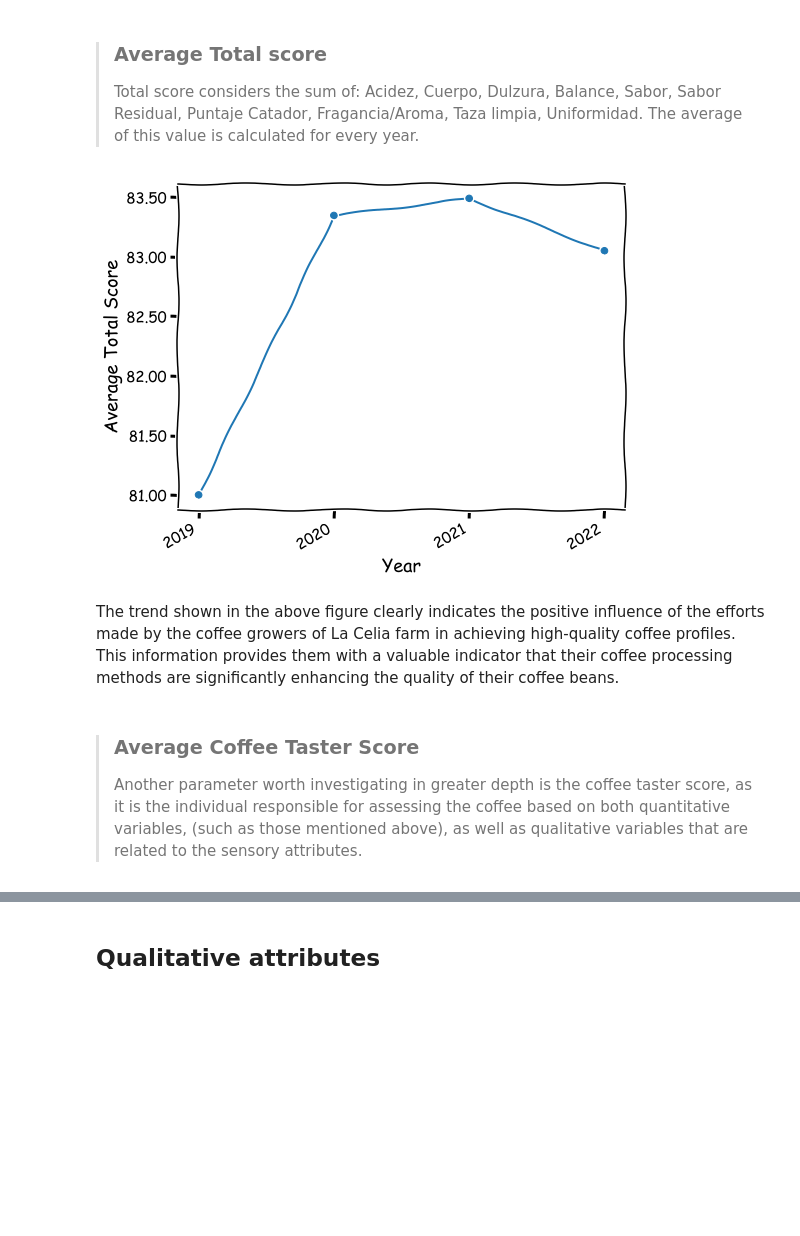
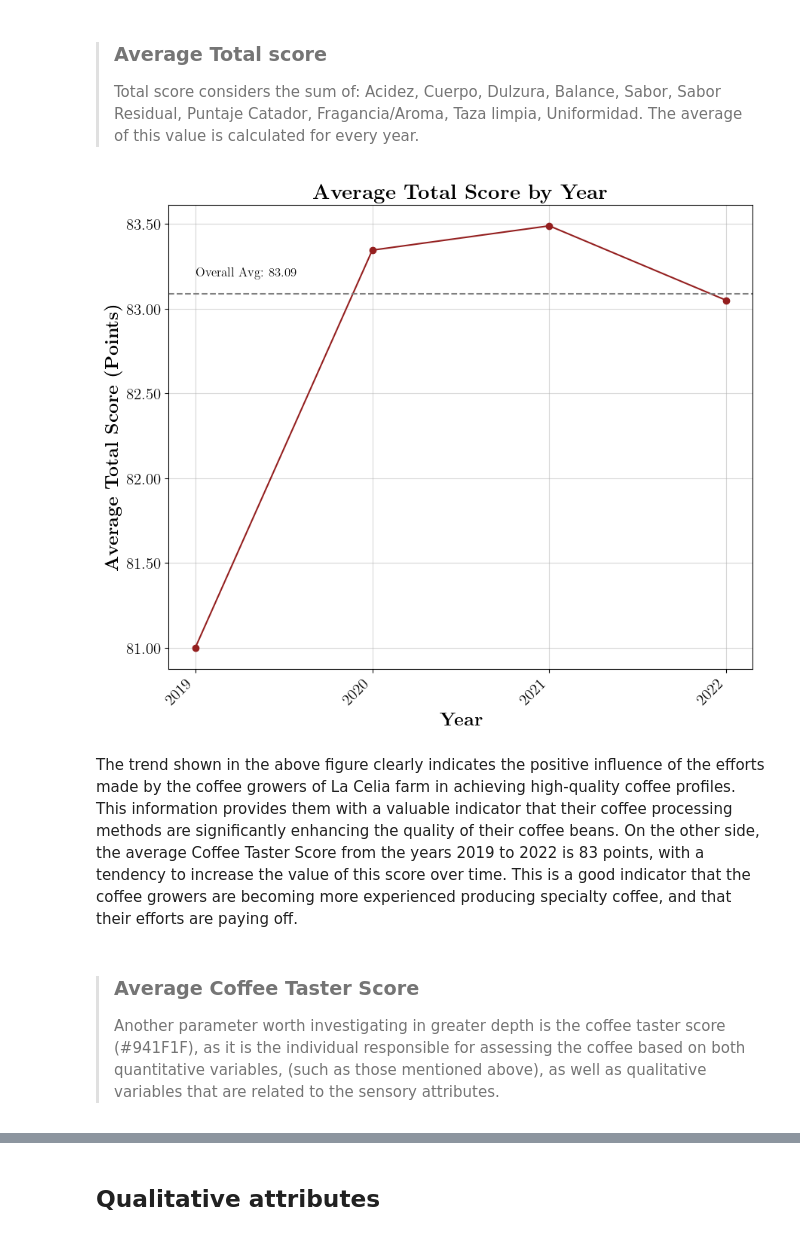
Before and after one commit to SRam3/Coffee_flavors_analyzer, a Jupyter notebook: notebooks/data_analysis.ipynb, the cells around one changed output, grey strips where cells are left out. Drawn from its saved outputs; the diff is of its cells as text; code cells hidden in the pictures; blank space fills up the shorter version.

```diff
--- a/notebooks/data_analysis.ipynb
+++ b/notebooks/data_analysis.ipynb
@@ -153,23 +176,35 @@ The coffee growers at La Celia farm have been actively pursuing specialty coffee
 # %%
 total_score = coffee_data[["Fecha", "Puntaje Total"]].sort_values("Fecha")
 total_score["Fecha"] = pd.to_datetime(total_score["Fecha"], format='%d/%m/%Y')
 total_score = total_score.groupby(total_score["Fecha"].dt.year)["Puntaje Total"].mean()
-plt.figure(figsize=(8,6))
-plt.xkcd()
-plt.plot(total_score.index, total_score.values, marker="o")
+
+# Create plot
+plt.figure(figsize=(10, 8))
+plt.plot(total_score.index, total_score.values, marker="o", color="#941F1F")
+
+# Format plot
+plt.title(r"\textbf{Average Total Score by Year}", size=20)
+plt.xlabel(r"\textbf{Year}", size=18)
+plt.ylabel(r"\textbf{Average Total Score (Points)}", size=18)
+plt.xticks(total_score.index, rotation=45, ha="right", size=15)
+plt.yticks(size=15)
 plt.gca().yaxis.set_major_formatter("{:.2f}".format)
-plt.xlabel("Year", size=18)
-plt.ylabel("Average Total Score", size=18)
-plt.xticks(total_score.index, rotation=30, ha="right", size=15)
-plt.yticks(size=15)
-plt.show();
+plt.grid(axis="both", alpha=0.5)
+
+# Add overall average score as a horizontal line
+overall_avg_score = coffee_data["Puntaje Total"].mean()
+plt.axhline(overall_avg_score, color="gray", linestyle="--")
+plt.text(total_score.index[0], overall_avg_score + 0.1, f"Overall Avg: {overall_avg_score:.2f}", fontsize=12)
+
+plt.show()
 # %% [output]
-[figure, old version]
+[figure, new version]
 # %% [markdown]
 The trend shown in the above figure clearly indicates the positive influence of the efforts made by the coffee growers of La Celia farm in achieving high-quality coffee profiles. This information provides them with a valuable indicator that their coffee processing methods are significantly enhancing the quality of their coffee beans.
+On the other side, the average Coffee Taster Score from the years 2019 to 2022 is 83 points, with a tendency to increase the value of this score over time. This is a good indicator that the coffee growers are becoming more experienced producing specialty coffee, and that their efforts are paying off.
 # %% [markdown]
 >### Average Coffee Taster Score
->Another parameter worth investigating in greater depth is the coffee taster score, as it is the individual responsible for assessing the coffee based on both quantitative variables, (such as those mentioned above), as well as qualitative variables that are related to the sensory attributes.
+>Another parameter worth investigating in greater depth is the coffee taster score (#941F1F), as it is the individual responsible for assessing the coffee based on both quantitative variables, (such as those mentioned above), as well as qualitative variables that are related to the sensory attributes.
 # %%
 coffee_taster_score = coffee_data[["Fecha", "Puntaje Catador"]].sort_values("Fecha")
 coffee_taster_score["Fecha"] = pd.to_datetime(coffee_taster_score["Fecha"], format='%d/%m/%Y')
```
Also changed, not shown: parts of 11 cells of this notebook.
